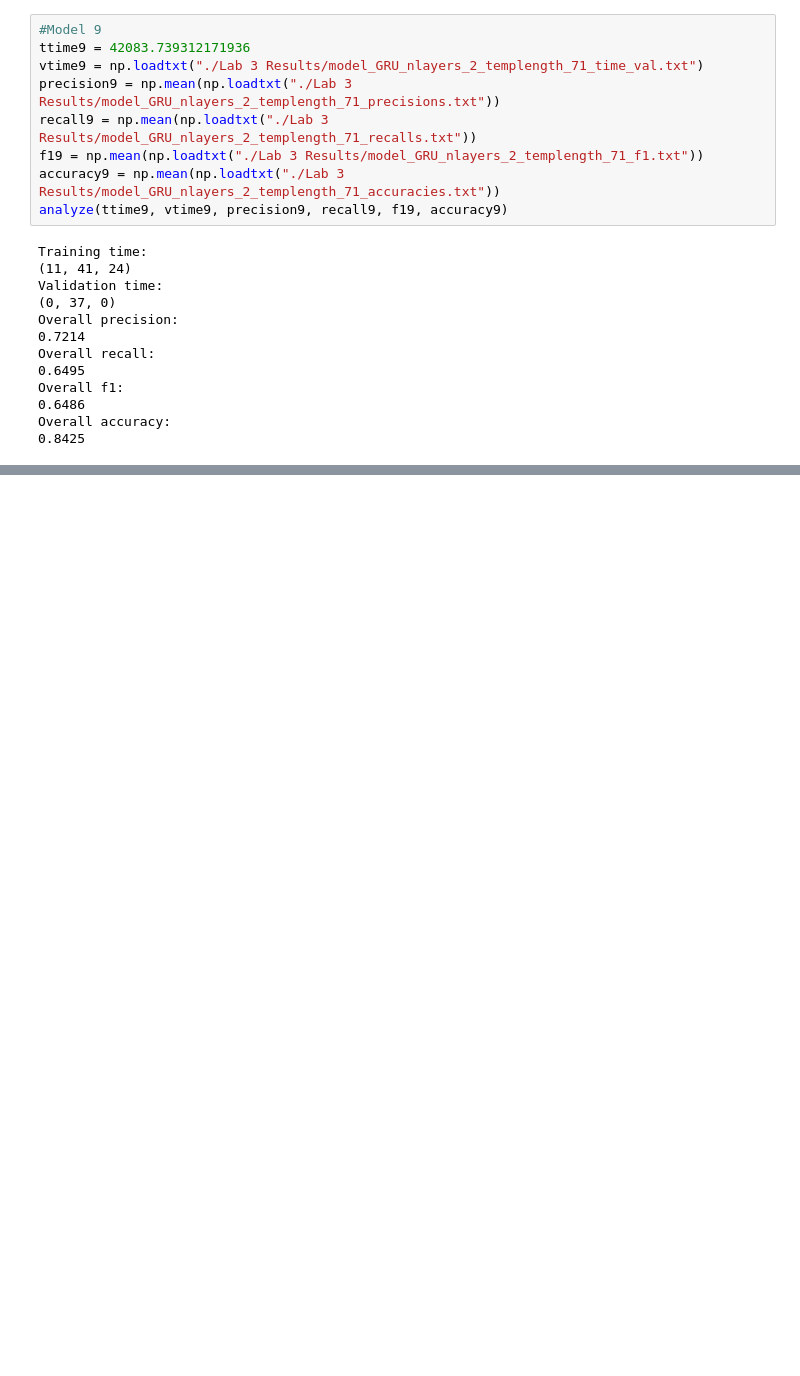
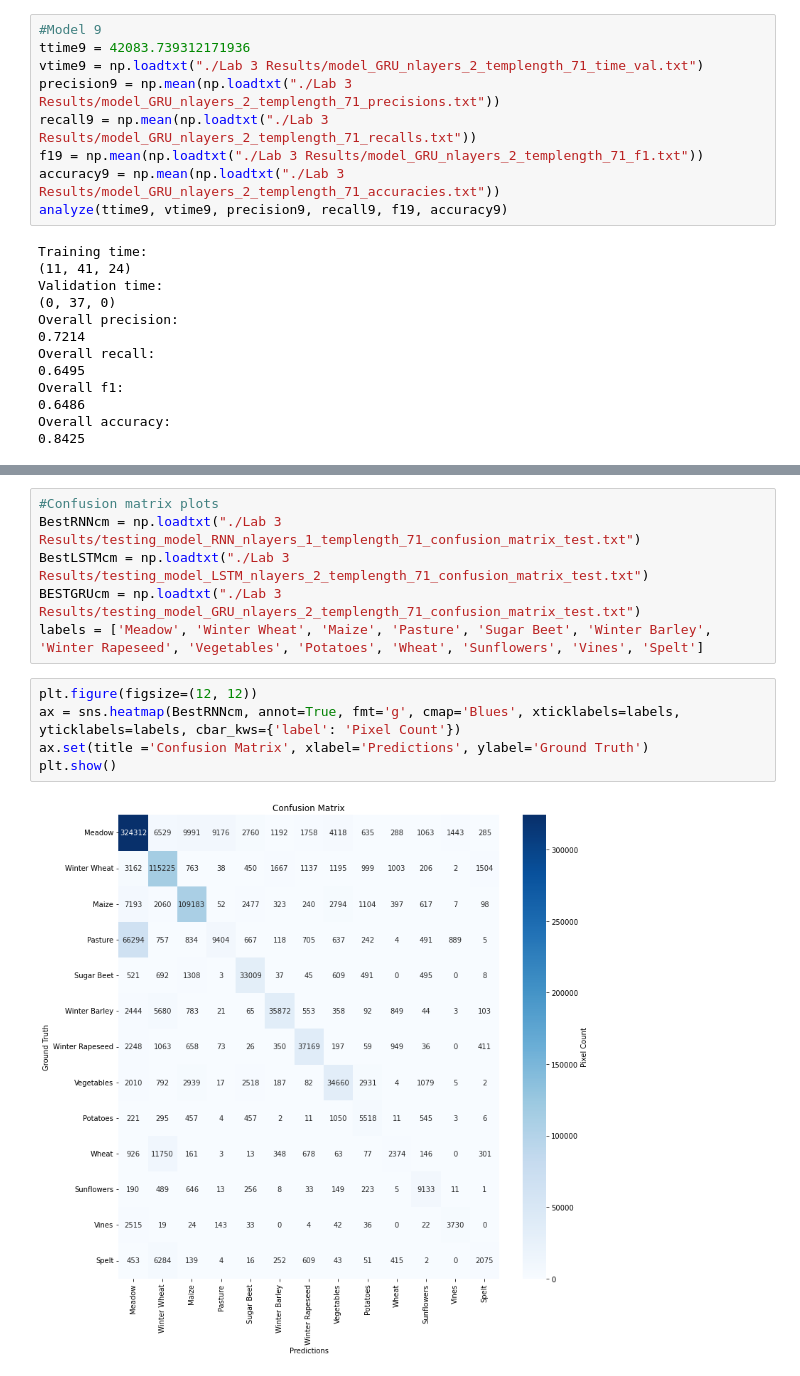
Before and after one commit to janikbaumer/2021_ImageInterpretation, a Jupyter notebook: Lab03/code/Lab3Evaluation.ipynb, the cells around one changed output, grey strips where cells are left out. Saved outputs shown, nothing was run; the diff lists cells and outputs as text; blank space fills up the shorter version.

Commit message:
Updated, now includes testing/evaluation results

```diff
--- a/Lab03/code/Lab3Evaluation.ipynb
+++ b/Lab03/code/Lab3Evaluation.ipynb
@@ -237,0 +319,13 @@ Overall accuracy:
+# %%
+#Confusion matrix plots
+BestRNNcm = np.loadtxt("./Lab 3 Results/testing_model_RNN_nlayers_1_templength_71_confusion_matrix_test.txt")
+BestLSTMcm = np.loadtxt("./Lab 3 Results/testing_model_LSTM_nlayers_2_templength_71_confusion_matrix_test.txt")
+BESTGRUcm = np.loadtxt("./Lab 3 Results/testing_model_GRU_nlayers_2_templength_71_confusion_matrix_test.txt")
+labels = ['Meadow', 'Winter Wheat', 'Maize', 'Pasture', 'Sugar Beet', 'Winter Barley', 'Winter Rapeseed', 'Vegetables', 'Potatoes', 'Wheat', 'Sunflowers', 'Vines', 'Spelt']
+# %%
+plt.figure(figsize=(12, 12))
+ax = sns.heatmap(BestRNNcm, annot=True, fmt='g', cmap='Blues', xticklabels=labels, yticklabels=labels, cbar_kws={'label': 'Pixel Count'})
+ax.set(title ='Confusion Matrix', xlabel='Predictions', ylabel='Ground Truth')
+plt.show()
+# %% [output]
+[figure, added]
```
Also changed, not shown: parts of 7 cells of this notebook.
